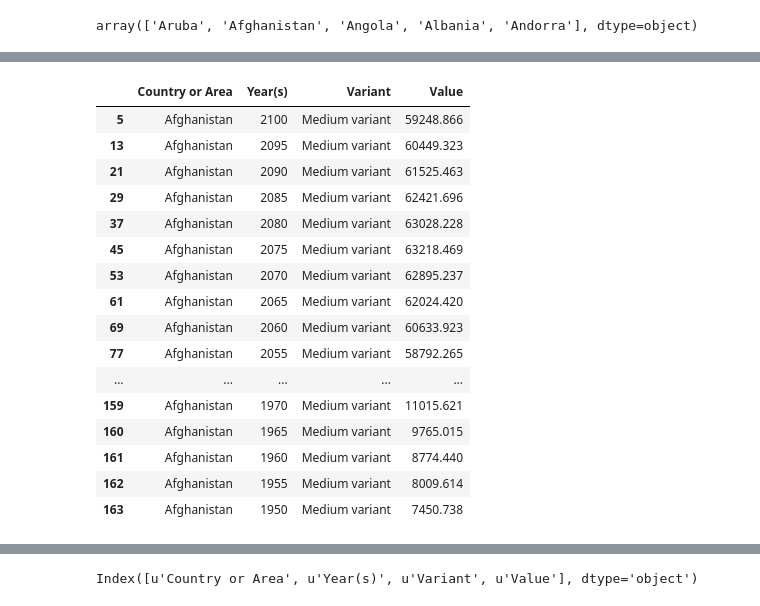
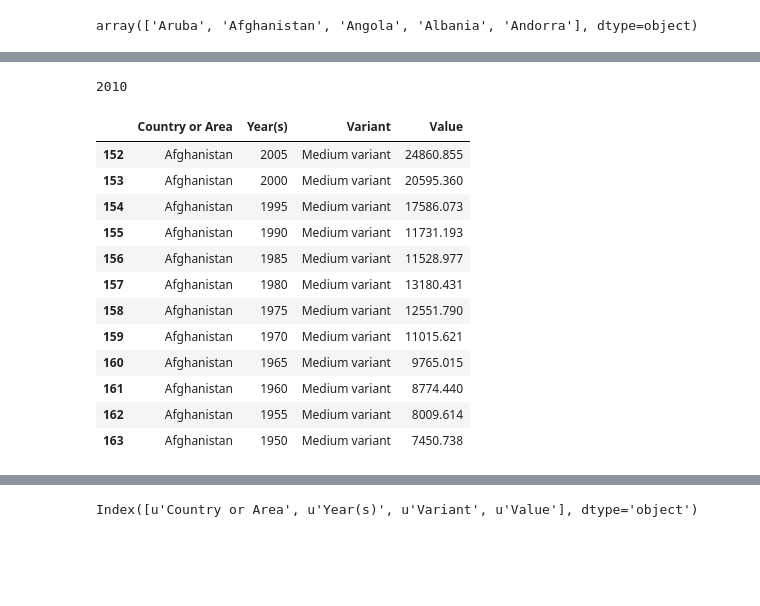
Before and after one commit to SEL-Columbia/infrastructure-planning, a Jupyter notebook: experiments/get-population-consumption-curve-points.ipynb, the cells around one changed output, grey strips where cells are left out. Cells and saved outputs as stored; diff of their text form; code cells hidden in the pictures; blank space fills up the shorter version.

```diff
--- a/experiments/get-population-consumption-curve-points.ipynb
+++ b/experiments/get-population-consumption-curve-points.ipynb
@@ -96,25 +115,25 @@ demographic_by_year_by_country_table[demographic_by_year_by_country_table['Count
 # %%
-local_table = demographic_by_year_by_country_table[(
-    demographic_by_year_by_country_table['Country or Area'] == 'Afghanistan'
-) & (
-    demographic_by_year_by_country_table['Variant'] == 'Medium variant'
-)]
-local_table
+local_table = demographic_by_year_by_country_table[demographic_by_year_by_country_table['Country or Area'] == 'Afghanistan']
+min(local_table[local_table['Variant'] == 'Low variant']['Year(s)'])
+local_table[local_table['Year(s)'] < 2010]
+local_table[local_table['Year(s)'] < 2010][['Year(s)', 'Value']]
-# %% [output]
-|  | Country or Area | Year(s) | Variant | Value |
-| 5 | Afghanistan | 2100 | Medium variant | 59248.866 |
-| 13 | Afghanistan | 2095 | Medium variant | 60449.323 |
-| 21 | Afghanistan | 2090 | Medium variant | 61525.463 |
-| 29 | Afghanistan | 2085 | Medium variant | 62421.696 |
-| 37 | Afghanistan | 2080 | Medium variant | 63028.228 |
-| 45 | Afghanistan | 2075 | Medium variant | 63218.469 |
-| 53 | Afghanistan | 2070 | Medium variant | 62895.237 |
-| 61 | Afghanistan | 2065 | Medium variant | 62024.420 |
-| 69 | Afghanistan | 2060 | Medium variant | 60633.923 |
-| 77 | Afghanistan | 2055 | Medium variant | 58792.265 |
-| ... | ... | ... | ... | ... |
-| 159 | Afghanistan | 1970 | Medium variant | 11015.621 |
-| 160 | Afghanistan | 1965 | Medium variant | 9765.015 |
-| 161 | Afghanistan | 1960 | Medium variant | 8774.440 |
-| 162 | Afghanistan | 1955 | Medium variant | 8009.614 |
-| 163 | Afghanistan | 1950 | Medium variant | 7450.738 |
+# %%
+min(local_table[local_table['Variant'] == 'Low variant']['Year(s)'])
+# %% [output]
+2010
+# %%
+local_table[local_table['Year(s)'] < 2010]
+# %% [output]
+|  | Country or Area | Year(s) | Variant | Value |
+| 152 | Afghanistan | 2005 | Medium variant | 24860.855 |
+| 153 | Afghanistan | 2000 | Medium variant | 20595.360 |
+| 154 | Afghanistan | 1995 | Medium variant | 17586.073 |
+| 155 | Afghanistan | 1990 | Medium variant | 11731.193 |
+| 156 | Afghanistan | 1985 | Medium variant | 11528.977 |
+| 157 | Afghanistan | 1980 | Medium variant | 13180.431 |
+| 158 | Afghanistan | 1975 | Medium variant | 12551.790 |
+| 159 | Afghanistan | 1970 | Medium variant | 11015.621 |
+| 160 | Afghanistan | 1965 | Medium variant | 9765.015 |
+| 161 | Afghanistan | 1960 | Medium variant | 8774.440 |
+| 162 | Afghanistan | 1955 | Medium variant | 8009.614 |
+| 163 | Afghanistan | 1950 | Medium variant | 7450.738 |
```
Also changed, not shown: parts of 44 cells of this notebook, 2 other files.
